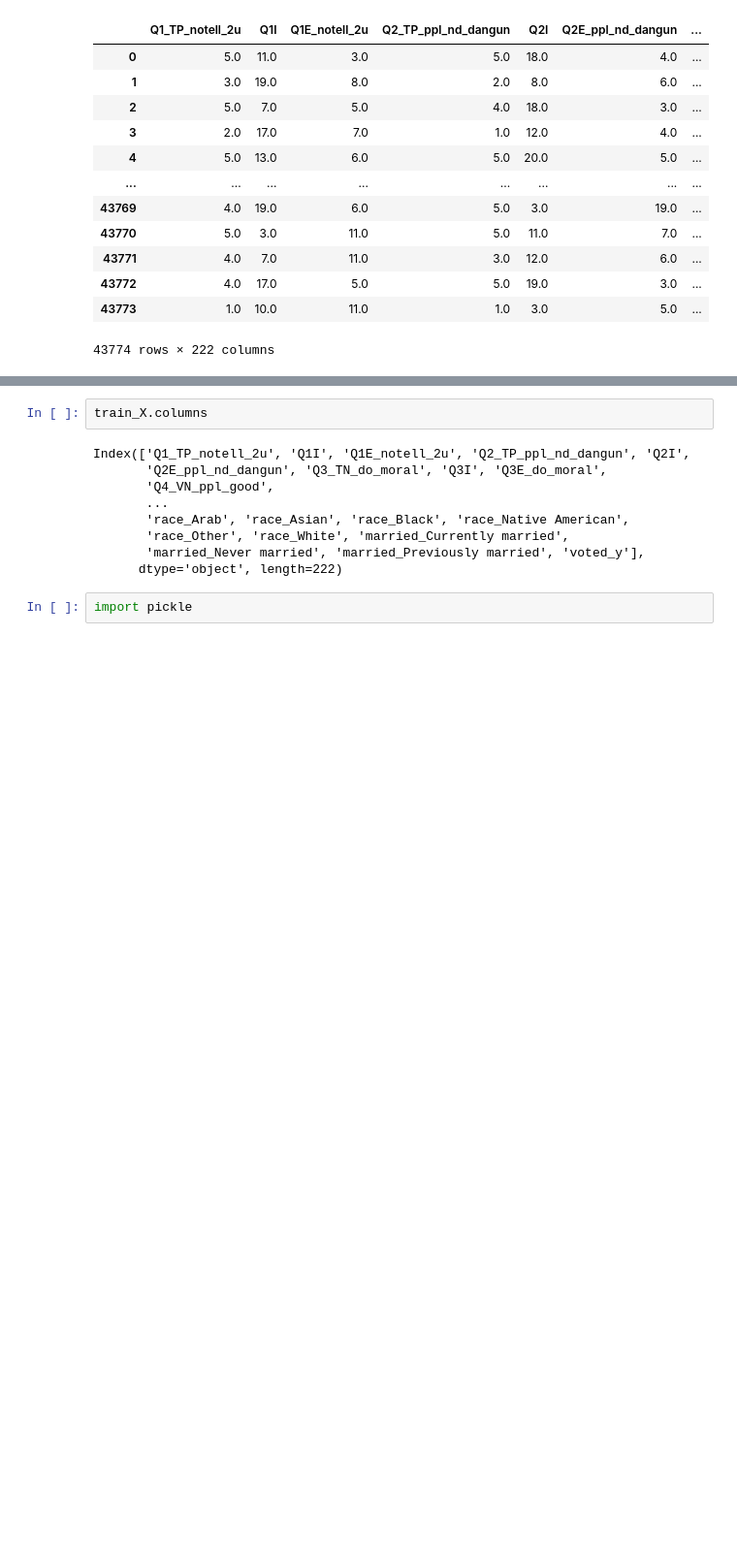
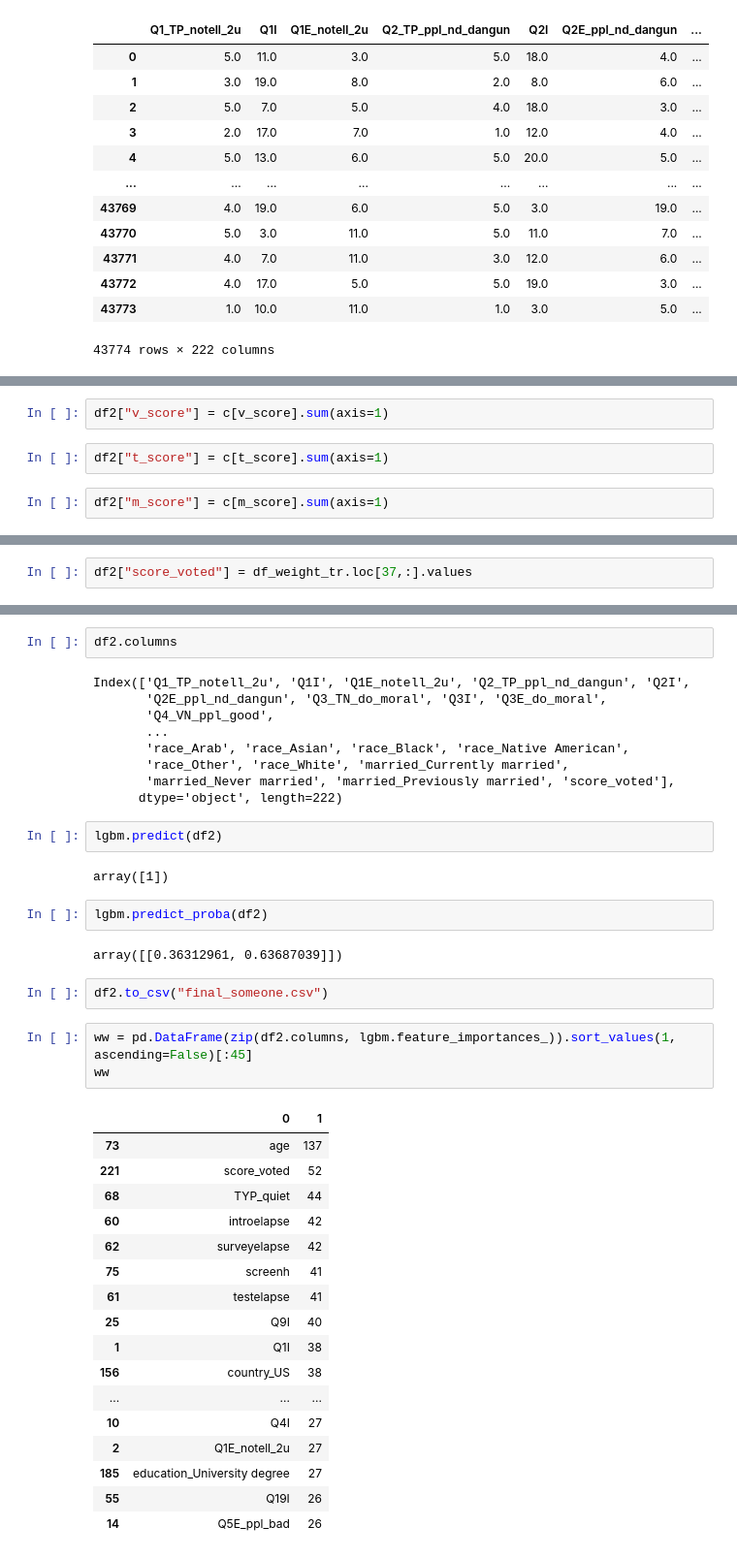
Before and after one commit to dss-14th/ml-repo-3, a Jupyter notebook: yong's/final_importance_except0_.ipynb, the cells around one changed output, grey strips where cells are left out. Shown at 97% size. Drawn from its saved outputs; the diff is of its cells as text; blank space fills up the shorter version.

Commit message:
predict_someone

```diff
--- a/yong's/final_importance_except0_.ipynb
+++ b/yong's/final_importance_except0_.ipynb
@@ -665,0 +928,6 @@ train_X
+# %%
+df2["v_score"] = c[v_score].sum(axis=1)
+# %%
+df2["t_score"] = c[t_score].sum(axis=1)
+# %%
+df2["m_score"] = c[m_score].sum(axis=1)
@@ -665,0 +959,2 @@ train_X
+# %%
+df2["score_voted"] = df_weight_tr.loc[37,:].values
@@ -666,5 +967,5 @@ train_X
 # %%
-train_X.columns
+df2.columns
 # %% [output]
 Index(['Q1_TP_notell_2u', 'Q1I', 'Q1E_notell_2u', 'Q2_TP_ppl_nd_dangun', 'Q2I',
        'Q2E_ppl_nd_dangun', 'Q3_TN_do_moral', 'Q3I', 'Q3E_do_moral',
@@ -672,7 +973,36 @@ Index(['Q1_TP_notell_2u', 'Q1I', 'Q1E_notell_2u', 'Q2_TP_ppl_nd_dangun', 'Q2I',
        ...
        'race_Arab', 'race_Asian', 'race_Black', 'race_Native American',
        'race_Other', 'race_White', 'married_Currently married',
-       'married_Never married', 'married_Previously married', 'voted_y'],
+       'married_Never married', 'married_Previously married', 'score_voted'],
       dtype='object', length=222)
-# %%
-import pickle
+# %%
+lgbm.predict(df2)
+# %% [output]
+array([1])
+# %%
+lgbm.predict_proba(df2)
+# %% [output]
+array([[0.36312961, 0.63687039]])
+# %%
+df2.to_csv("final_someone.csv")
+# %%
+ww = pd.DataFrame(zip(df2.columns, lgbm.feature_importances_)).sort_values(1, ascending=False)[:45]
+ww
+# %% [output]
+|  | 0 | 1 |
+| 73 | age | 137 |
+| 221 | score_voted | 52 |
+| 68 | TYP_quiet | 44 |
+| 60 | introelapse | 42 |
+| 62 | surveyelapse | 42 |
+| 75 | screenh | 41 |
+| 61 | testelapse | 41 |
+| 25 | Q9I | 40 |
+| 1 | Q1I | 38 |
+| 156 | country_US | 38 |
+| ... | ... | ... |
+| 10 | Q4I | 27 |
+| 2 | Q1E_notell_2u | 27 |
+| 185 | education_University degree | 27 |
+| 55 | Q19I | 26 |
+| 14 | Q5E_ppl_bad | 26 |
```
Also changed, not shown: parts of 27 cells of this notebook, 6 other files.
